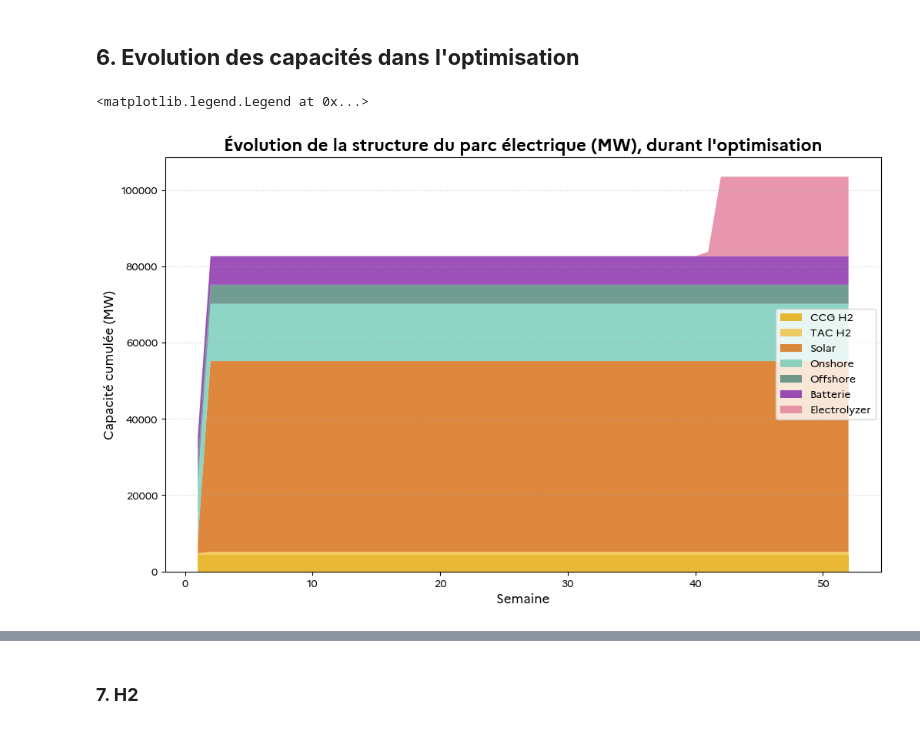
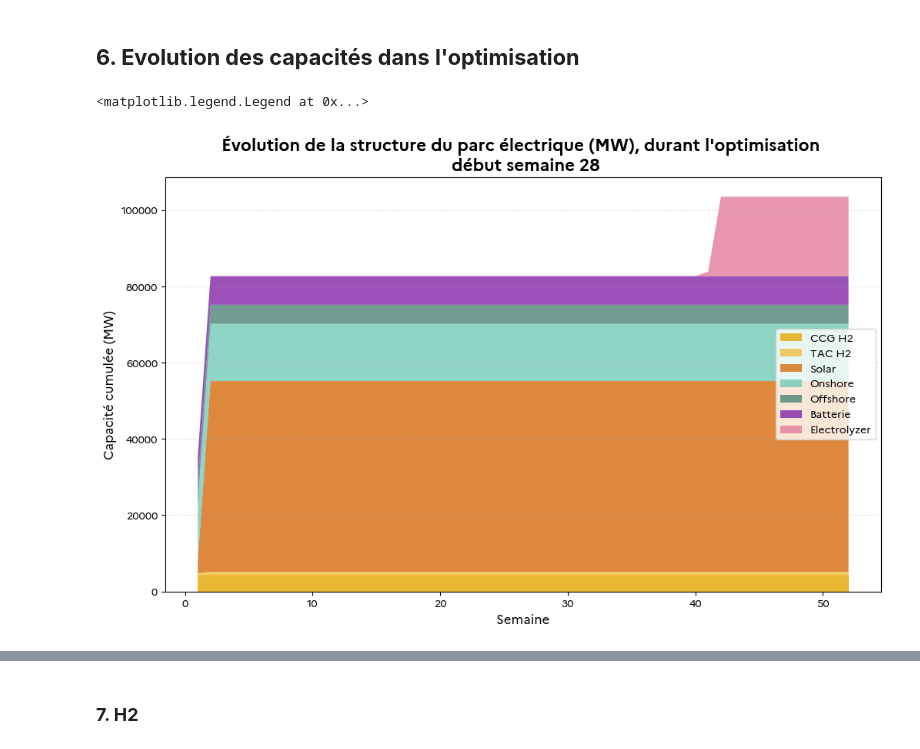
Before and after one commit to alextonon/ETE305_Optimization_Study, a Jupyter notebook: analysis_with_optimization.ipynb, the cells around one changed output, grey strips where cells are left out. Saved outputs shown, nothing was run; the diff lists cells and outputs as text; code cells hidden in the pictures.

```diff
--- a/analysis_with_optimization.ipynb
+++ b/analysis_with_optimization.ipynb
@@ -668,20 +668,20 @@ tac = [val * 85.0 for val in evolution_parc["H2"]["TAC"].get("nombre_installees"
 # %%
 plt.figure(figsize=(12, 7))
 
 # On empile les données
 plt.stackplot(weeks, ccg, tac, solar,onshore, offshore, battery, electrolyzer,
               labels=["CCG H2", "TAC H2", "Solar", "Onshore", "Offshore", "Batterie", "Electrolyzer"],
               colors=[palette["H2_CCG"], palette["H2_TAC"], palette["Solar"], palette["Onshore"], palette["Offshore"], palette["Battery"], palette["Electrolyse"]],
               alpha=0.8)
 
-plt.title("Évolution de la structure du parc électrique (MW), durant l'optimisation")
+plt.title(f"Évolution de la structure du parc électrique (MW), durant l'optimisation \n début semaine {first_week_sim}")
 plt.ylabel("Capacité cumulée (MW)")
 plt.xlabel("Semaine")
 plt.grid(axis='y', linestyle=':', alpha=0.6)
 plt.legend()
 # %% [output]
 <matplotlib.legend.Legend at 0x...>
-[figure, old version]
+[figure, new version]
 # %%
 import matplotlib.pyplot as plt
 
```
Also changed, not shown: parts of 3 cells of this notebook, 2 other files.
